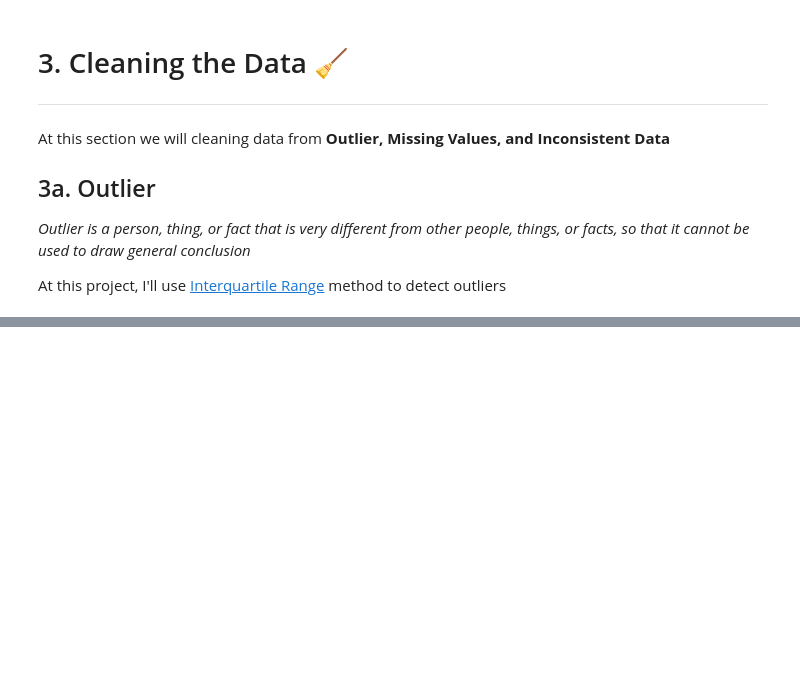
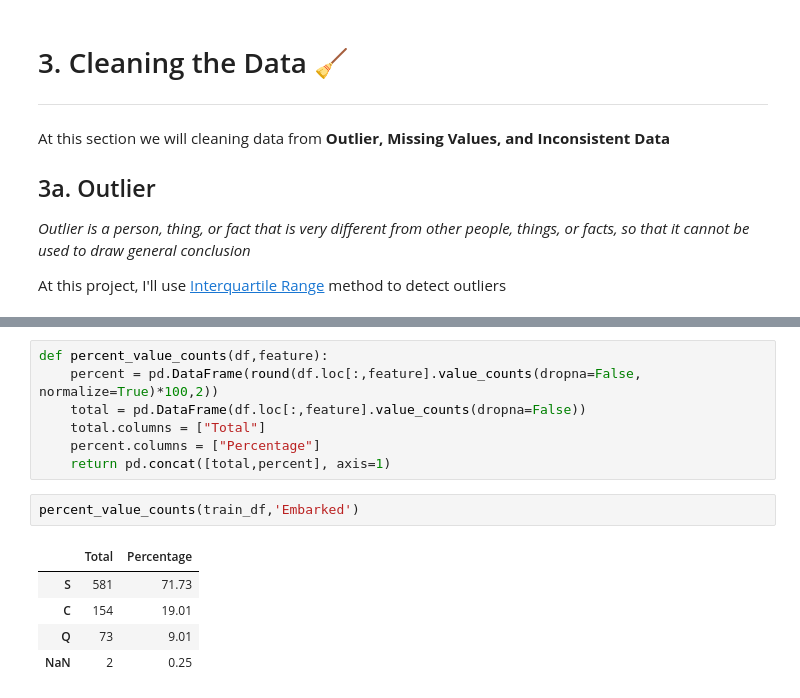
Before and after one commit to hisyam-jaelani/Data-Science-Projects, a Jupyter notebook: from-tragedy-to-insights-titanic.ipynb, the cells around one changed output, grey strips where cells are left out. Cells and saved outputs as stored; diff of their text form; blank space fills up the shorter version.

```diff
--- a/from-tragedy-to-insights-titanic.ipynb
+++ b/from-tragedy-to-insights-titanic.ipynb
@@ -256,0 +288,15 @@ train_df.loc[detect_outliers(train_df,["Age","SibSp","Parch","Fare"])]
+# %%
+def percent_value_counts(df,feature):
+    percent = pd.DataFrame(round(df.loc[:,feature].value_counts(dropna=False, normalize=True)*100,2))
+    total = pd.DataFrame(df.loc[:,feature].value_counts(dropna=False))
+    total.columns = ["Total"]
+    percent.columns = ["Percentage"]
+    return pd.concat([total,percent], axis=1)
+# %%
+percent_value_counts(train_df,'Embarked')
+# %% [output]
+|  | Total | Percentage |
+| S | 581 | 71.73 |
+| C | 154 | 19.01 |
+| Q | 73 | 9.01 |
+| NaN | 2 | 0.25 |
```
Also changed, not shown: parts of 8 cells of this notebook.
